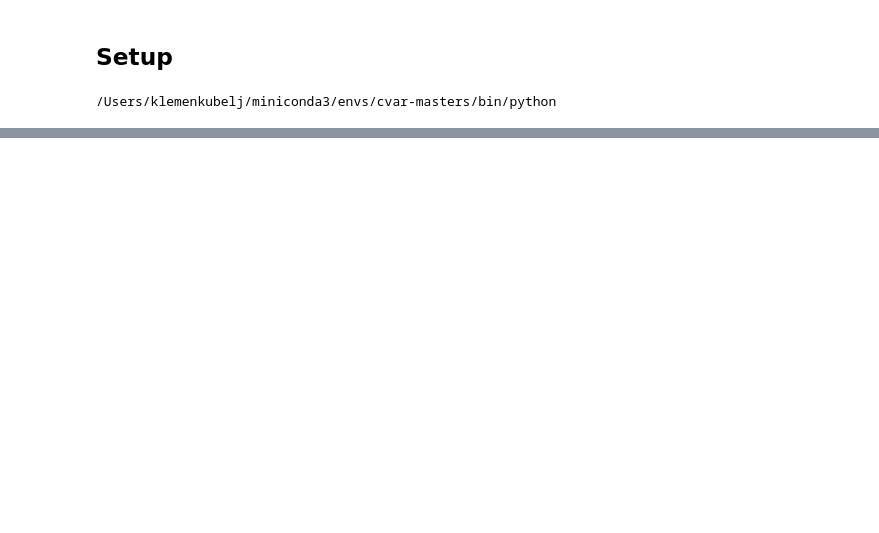
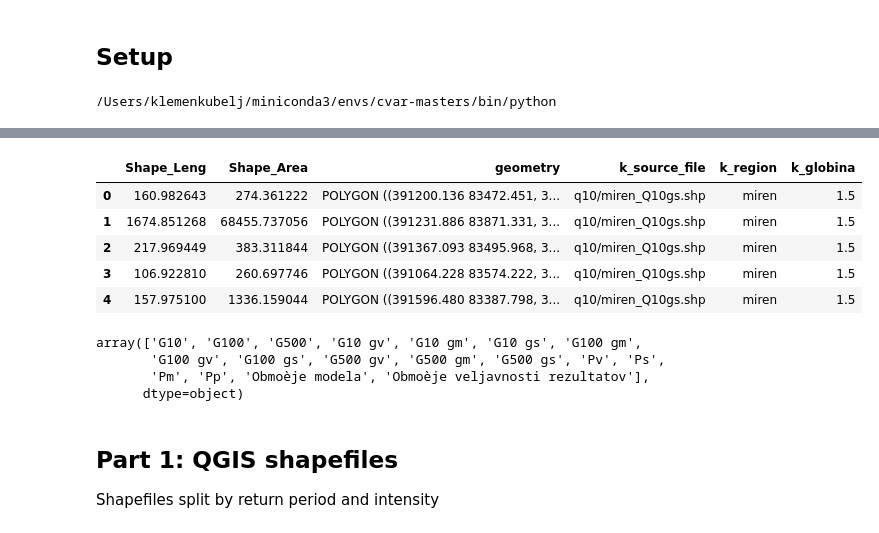
Before and after one commit to KubeljK/cvar-masters, a Jupyter notebook: notebooks/003-kk-si-poplave-merging.ipynb, the cells around one changed output, grey strips where cells are left out. Cells and saved outputs as stored; diff of their text form; code cells hidden in the pictures; blank space fills up the shorter version.

```diff
--- a/notebooks/003-kk-si-poplave-merging.ipynb
+++ b/notebooks/003-kk-si-poplave-merging.ipynb
@@ -195,0 +361,28 @@ df_rad_q10
+# %%
+### Try to import ArcGIS shapefiles
+p = '/Users/klemenkubelj/Documents/school/graduate/masters/data/si_karte_globin_cleaned_raw/OPVP Tržič/ArcGis oblika/3466.shp'
+df1 = gpd.read_file(p)
+
+### Try to import ArcGIS shapefiles
+p = '/Users/klemenkubelj/Documents/school/graduate/masters/data/si_karte_globin_cleaned_raw/OPVP Piran/3509.shp'
+df2 = gpd.read_file(p)
+# %%
+df1.head()
+# %% [output]
+|  | Shape_Leng | Shape_Area | geometry | k_source_file | k_region | k_globina |
+| 0 | 160.982643 | 274.361222 | POLYGON ((391200.136 83472.451, 3... | q10/miren_Q10gs.shp | miren | 1.5 |
+| 1 | 1674.851268 | 68455.737056 | POLYGON ((391231.886 83871.331, 3... | q10/miren_Q10gs.shp | miren | 1.5 |
+| 2 | 217.969449 | 383.311844 | POLYGON ((391367.093 83495.968, 3... | q10/miren_Q10gs.shp | miren | 1.5 |
+| 3 | 106.922810 | 260.697746 | POLYGON ((391064.228 83574.222, 3... | q10/miren_Q10gs.shp | miren | 1.5 |
+| 4 | 157.975100 | 1336.159044 | POLYGON ((391596.480 83387.798, 3... | q10/miren_Q10gs.shp | miren | 1.5 |
+# %%
+# Unique values in "Layer" column
+df2["Layer"].unique()
+# %% [output]
+array(['G10', 'G100', 'G500', 'G10 gv', 'G10 gm', 'G10 gs', 'G100 gm',
+       'G100 gv', 'G100 gs', 'G500 gv', 'G500 gm', 'G500 gs', 'Pv', 'Ps',
+       'Pm', 'Pp', 'Obmoèje modela', 'Obmoèje veljavnosti rezultatov'],
+      dtype=object)
+# %% [markdown]
+## Part 1: QGIS shapefiles
+Shapefiles split by return period and intensity
```
Also changed, not shown: parts of 40 cells of this notebook.
